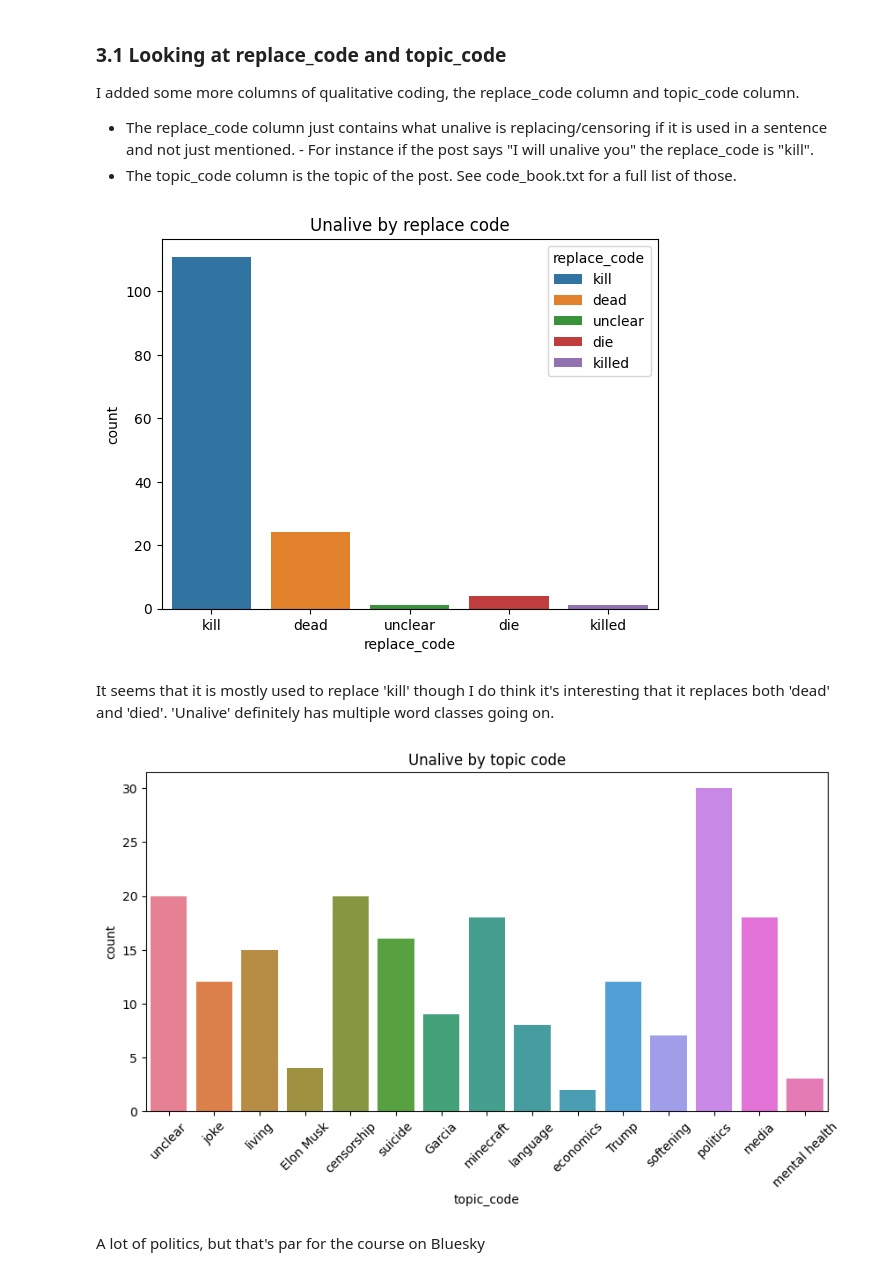
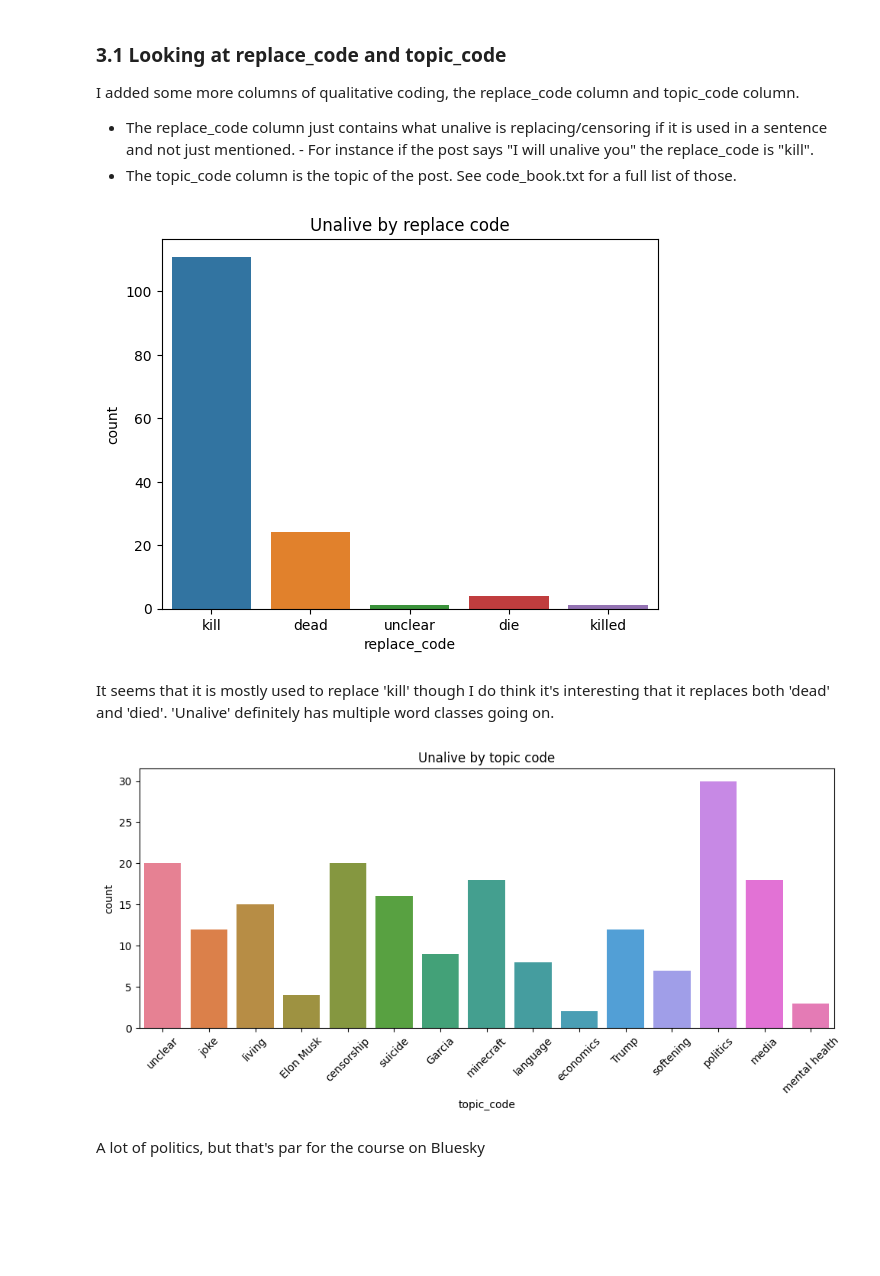
Before and after one commit to Data-Science-for-Linguists-2025/Algospeak-on-Bluesky, a Jupyter notebook: coded_data_viz.ipynb, the cells around one changed output. Cells and saved outputs as stored; diff of their text form; code cells hidden in the pictures; blank space fills up the shorter version.

Commit message:
fixed plots and finished data section

```diff
--- a/coded_data_viz.ipynb
+++ b/coded_data_viz.ipynb
@@ -128,19 +128,20 @@ I added some more columns of qualitative coding, the replace_code column and top
       - For instance if the post says "I will unalive you" the replace_code is "kill".
 - The topic_code column is the topic of the post. See code_book.txt for a full list of those.
 # %%
-sns.countplot(x = 'replace_code', hue='replace_code', data = unalive_df).set_title('Unalive by replace code')
+sns.countplot(x = 'replace_code', hue='replace_code', data = unalive_df, legend = False).set_title('Unalive by replace code')
 plt.savefig('plots/replace_code.png')
 # %% [output]
-[figure, old version]
+[figure, new version]
 # %% [markdown]
 It seems that it is mostly used to replace 'kill' though I do think it's interesting that it replaces both 'dead' and 'died'. 'Unalive' definitely has multiple word classes going on.
 # %%
 fig, ax = plt.subplots(figsize = (10, 5))
 sns.countplot(x = 'topic_code', hue='topic_code', data = unalive_df, legend=False, width = 0.8, ax=ax).set_title('Unalive by topic code')
 plt.xticks(rotation=45)
+plt.tight_layout()
 plt.savefig('plots/topic_code.png')
 # %% [output]
-[figure, old version]
+[figure, new version]
 # %% [markdown]
 A lot of politics, but that's par for the course on Bluesky
 # %%
```
Also changed, not shown: parts of 2 cells of this notebook, 8 other files.
